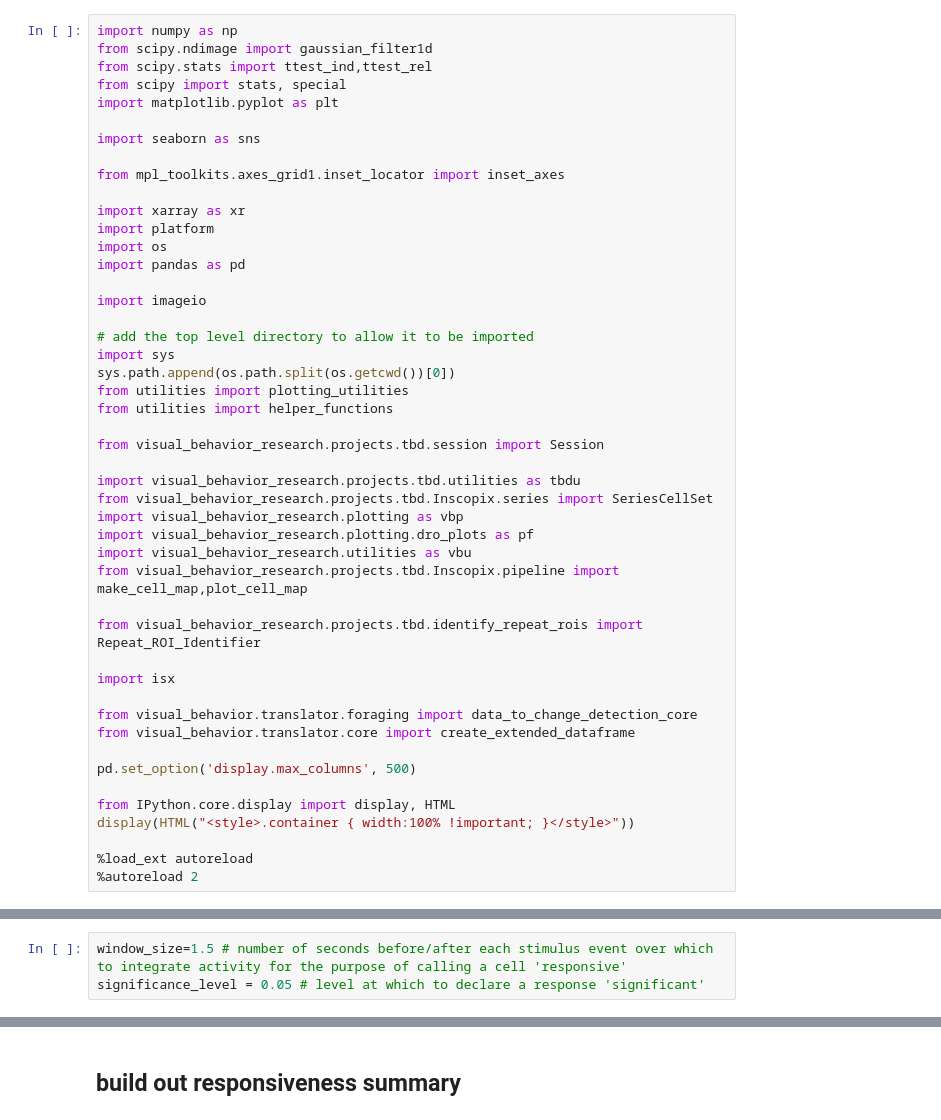
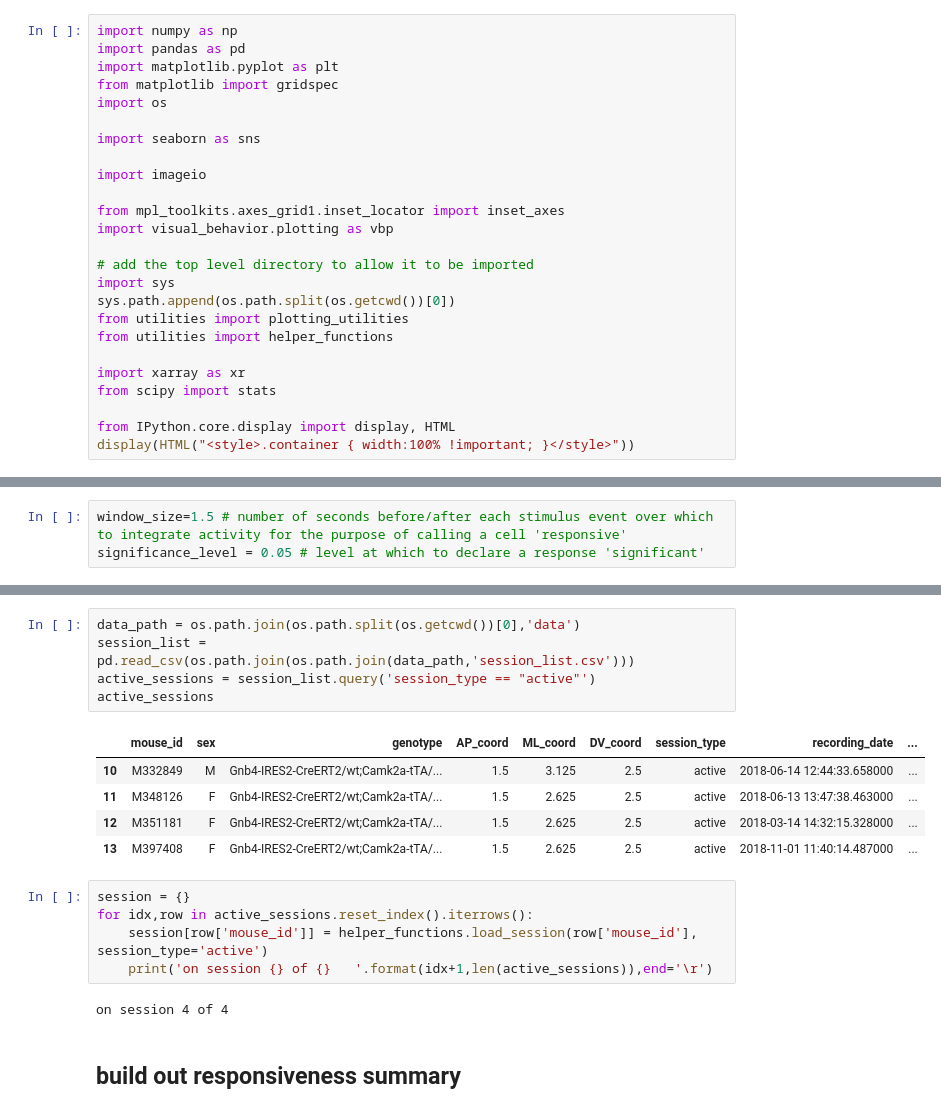
Before and after one commit to AllenInstitute/claustrum_imaging_manuscript, a Jupyter notebook: figure_4/figure_4.ipynb, the cells around one changed output, grey strips where cells are left out. Cells and saved outputs as stored; diff of their text form.

```diff
--- a/figure_4/figure_4.ipynb
+++ b/figure_4/figure_4.ipynb
@@ -1,20 +1,16 @@
 # %%
 import numpy as np
-from scipy.ndimage import gaussian_filter1d
-from scipy.stats import ttest_ind,ttest_rel
-from scipy import stats, special
+import pandas as pd
 import matplotlib.pyplot as plt
+from matplotlib import gridspec
+import os
 
 import seaborn as sns
 
+import imageio
+
 from mpl_toolkits.axes_grid1.inset_locator import inset_axes
-
-import xarray as xr
-import platform
-import os
-import pandas as pd
-
-import imageio
+import visual_behavior.plotting as vbp
 
 # add the top level directory to allow it to be imported
 import sys
@@ -22,26 +18,8 @@ sys.path.append(os.path.split(os.getcwd())[0])
 from utilities import plotting_utilities
 from utilities import helper_functions
 
-from visual_behavior_research.projects.tbd.session import Session
-
-import visual_behavior_research.projects.tbd.utilities as tbdu
-from visual_behavior_research.projects.tbd.Inscopix.series import SeriesCellSet
-import visual_behavior_research.plotting as vbp
-import visual_behavior_research.plotting.dro_plots as pf
-import visual_behavior_research.utilities as vbu
-from visual_behavior_research.projects.tbd.Inscopix.pipeline import make_cell_map,plot_cell_map
-
-from visual_behavior_research.projects.tbd.identify_repeat_rois import Repeat_ROI_Identifier
-
-import isx
-
-from visual_behavior.translator.foraging import data_to_change_detection_core
-from visual_behavior.translator.core import create_extended_dataframe
-
-pd.set_option('display.max_columns', 500)
+import xarray as xr
+from scipy import stats
 
 from IPython.core.display import display, HTML
 display(HTML("<style>.container { width:100% !important; }</style>"))
-
-%load_ext autoreload
-%autoreload 2
@@ -115,2 +29,20 @@ filename = //olsenlab1/data/endoscope_imaging/M397408/20181101_M397408_DoC_day5/
+# %%
+data_path = os.path.join(os.path.split(os.getcwd())[0],'data')
+session_list = pd.read_csv(os.path.join(os.path.join(data_path,'session_list.csv')))
+active_sessions = session_list.query('session_type == "active"')
+active_sessions
+# %% [output]
+|  | mouse_id | sex | genotype | AP_coord | ML_coord | DV_coord | session_type | recording_date | ... |
+| 10 | M332849 | M | Gnb4-IRES2-CreERT2/wt;Camk2a-tTA/... | 1.5 | 3.125 | 2.5 | active | 2018-06-14 12:44:33.658000 | ... |
+| 11 | M348126 | F | Gnb4-IRES2-CreERT2/wt;Camk2a-tTA/... | 1.5 | 2.625 | 2.5 | active | 2018-06-13 13:47:38.463000 | ... |
+| 12 | M351181 | F | Gnb4-IRES2-CreERT2/wt;Camk2a-tTA/... | 1.5 | 2.625 | 2.5 | active | 2018-03-14 14:32:15.328000 | ... |
+| 13 | M397408 | F | Gnb4-IRES2-CreERT2/wt;Camk2a-tTA/... | 1.5 | 2.625 | 2.5 | active | 2018-11-01 11:40:14.487000 | ... |
+# %%
+session = {}
+for idx,row in active_sessions.reset_index().iterrows():
+    session[row['mouse_id']] = helper_functions.load_session(row['mouse_id'], session_type='active')
+    print('on session {} of {}   '.format(idx+1,len(active_sessions)),end='\r')
+# %% [output]
+on session 4 of 4
 # %% [markdown]
 ## build out responsiveness summary
```
Also changed, not shown: parts of 29 cells of this notebook, 2 other files.
